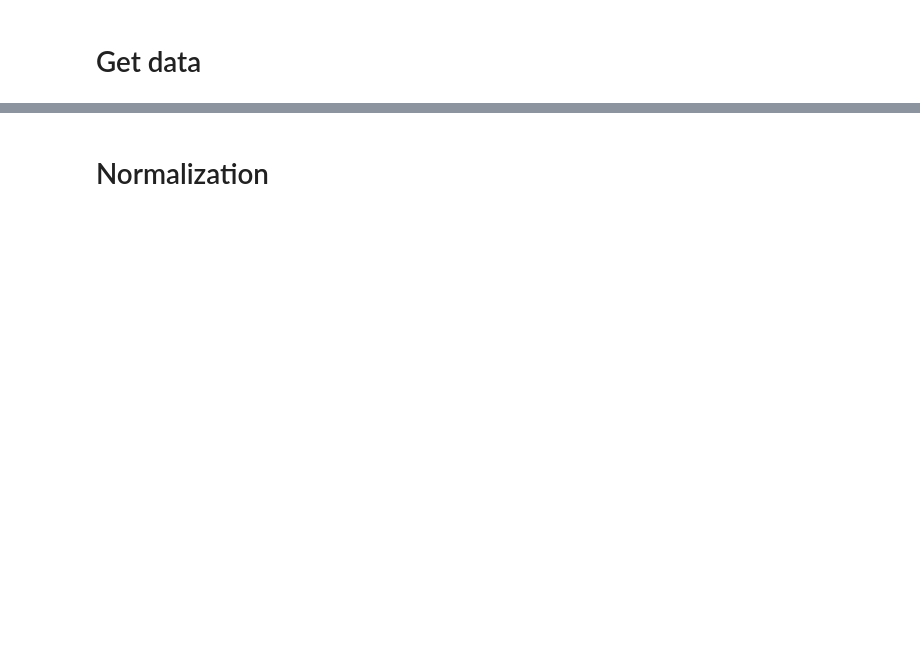
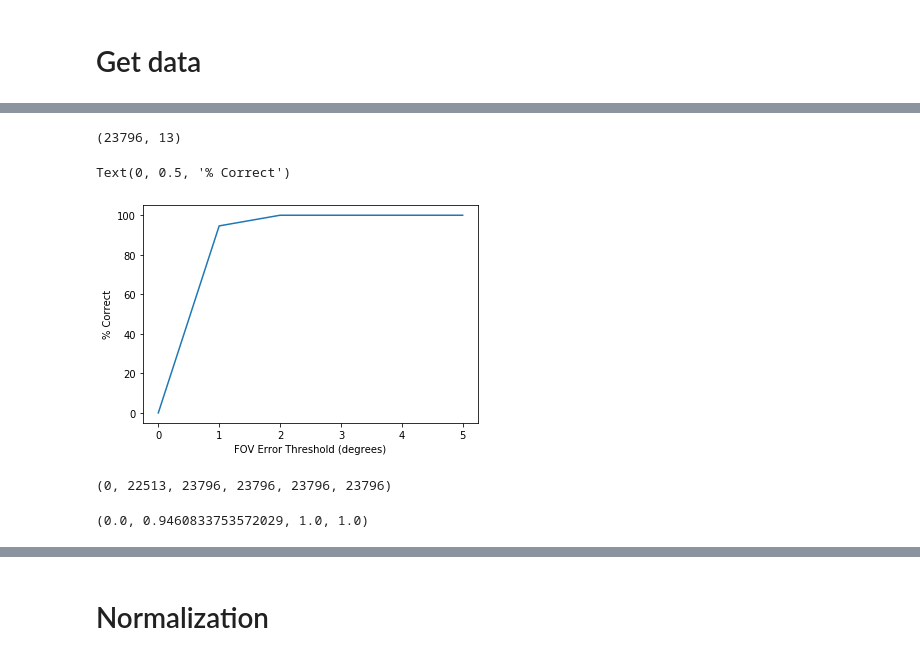
Before and after one commit to thanif/CPL, a Jupyter notebook: Deep-Homo/deep-homo.ipynb, the cells around one changed output, grey strips where cells are left out. Drawn from its saved outputs; the diff is of its cells as text; code cells hidden in the pictures; blank space fills up the shorter version.

```diff
--- a/Deep-Homo/exp-12-real-data.ipynb
+++ b/Deep-Homo/deep-homo.ipynb
@@ -113,3 +113,5 @@ Trainable params: 26,333,837
 Non-trainable params: 768
 _________________________________________________________________
 [figure]
+# %%
+model.load_weights("./new_logs/20220116-141032/model_multi_class/Best/weights_09_15.56.h5")
@@ -167,8 +154,8 @@ Xw = np.load(data_path+"x.npy")
 Yw = np.load(data_path+"y.npy")
 Zw = np.load(data_path+"z.npy")
 # %%
-Xt = []
-Yt = []
+X = []
+Y = []
 
 for idx in range(len(Left_images)):
 
@@ -178,6 +165,6 @@ for idx in range(len(Left_images)):
     r_im = r_im[:,:,0]
     training_image = np.dstack((l_im, r_im))
 
-    Xt.append(training_image)
+    X.append(training_image)
 
-    Yt.append([Fx[idx], Fy[idx], U0[idx], V0[idx], Baseline[idx], Disparity[idx], Tx[idx], Ty[idx], Tz[idx], Pitch[idx], Xw[idx], Yw[idx], Zw[idx]])
+    Y.append([Fx[idx], Fy[idx], U0[idx], V0[idx], Baseline[idx], Disparity[idx], Tx[idx], Ty[idx], Tz[idx], Pitch[idx], Xw[idx], Yw[idx], Zw[idx]])
@@ -206,7 +297,7 @@ input_shape = (112, 112, 2)
 
 
 output = model.predict(
-    x=[Xr],
+    x=[X[int(len(X)*0.7):]],
     batch_size=16,
     verbose=1
 )
@@ -238,3 +313,71 @@ np.save("../Data/p_dh_ad.npy", output)
+# %%
+np.shape(output)
+# %% [output]
+(23796, 13)
+# %%
+th_0 = 0
+th_1 = 0
+th_2 = 0
+th_3 = 0
+th_4 = 0
+th_5 = 0
+
+percent_correct = []
+
+k = 55524
+
+for i  in range(np.shape(output)[0]):
+
+    predicted_fov = 2*np.arctan(112/(2*output[i][0]))
+    actual_fov = 2*np.arctan(112/(2*Y[k][0]))
+
+    if abs(predicted_fov - actual_fov) <= 0:
+
+        th_0 += 1
+
+    if abs(predicted_fov - actual_fov) <= 1:
+
+        th_1 += 1
+
+    if abs(predicted_fov - actual_fov) <= 2:
+
+        th_2 += 1
+
+    if abs(predicted_fov - actual_fov) <= 3:
+
+        th_3 += 1
+
+    if abs(predicted_fov - actual_fov) <= 4:
+
+        th_4 += 1
+
+    if abs(predicted_fov - actual_fov) <= 5:
+
+        th_5 += 1
+
+    k += 1
+
+percent_correct.append(th_0/np.shape(output)[0]*100)
+percent_correct.append(th_1/np.shape(output)[0]*100)
+percent_correct.append(th_2/np.shape(output)[0]*100)
+percent_correct.append(th_3/np.shape(output)[0]*100)
+percent_correct.append(th_4/np.shape(output)[0]*100)
+percent_correct.append(th_5/np.shape(output)[0]*100)
+
+plt.plot([0,1,2,3,4,5],percent_correct)
+plt.xlabel("FOV Error Threshold (degrees)")
+plt.ylabel("% Correct")
+# %% [output]
+Text(0, 0.5, '% Correct')
+[figure, added]
+# %%
+th_0, th_1, th_2, th_3, th_4, th_5
+# %% [output]
+(0, 22513, 23796, 23796, 23796, 23796)
+# %%
+th_0/np.shape(output)[0], th_1/np.shape(output)[0], th_2/np.shape(output)[0], th_3/np.shape(output)[0]
+# %% [output]
+(0.0, 0.9460833753572029, 1.0, 1.0)
 # %%
 error = {}
 
```
Also changed, not shown: parts of 30 cells of this notebook, 2 other files.
